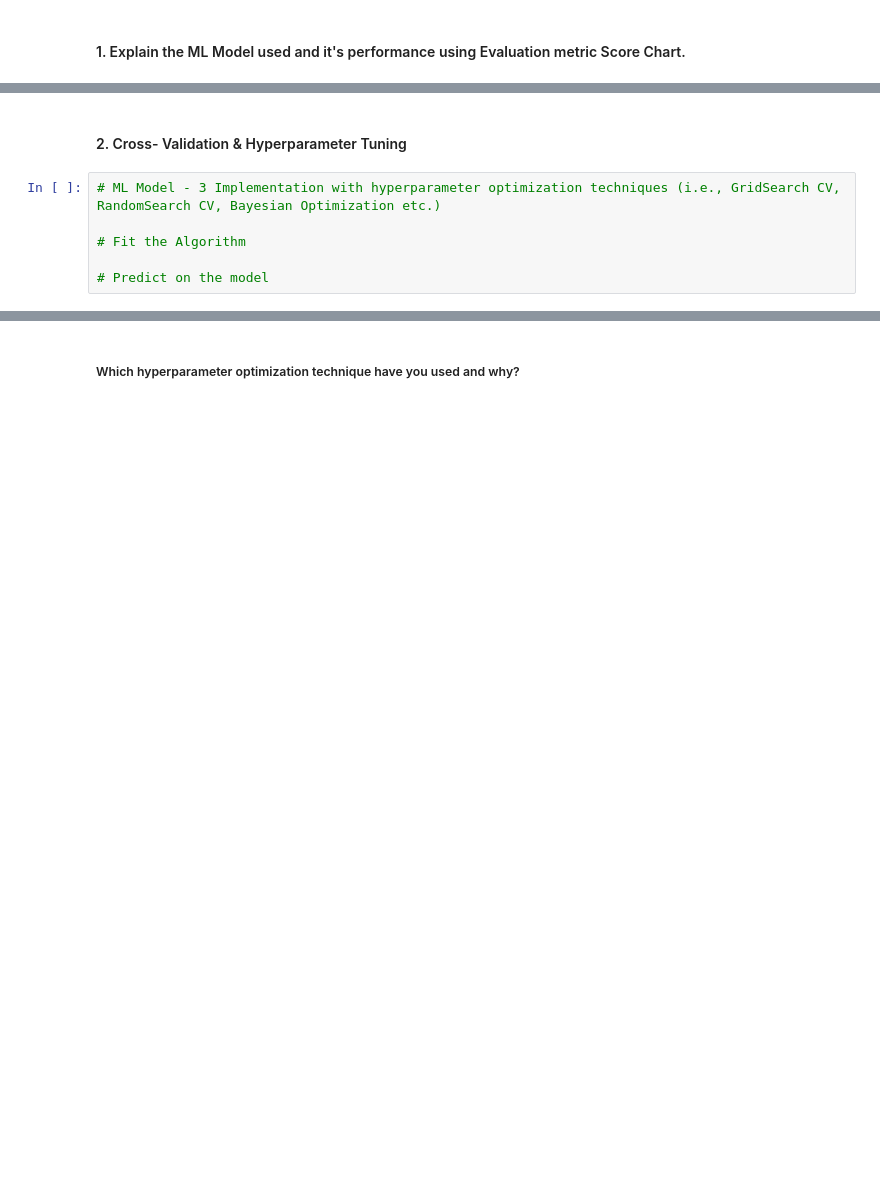
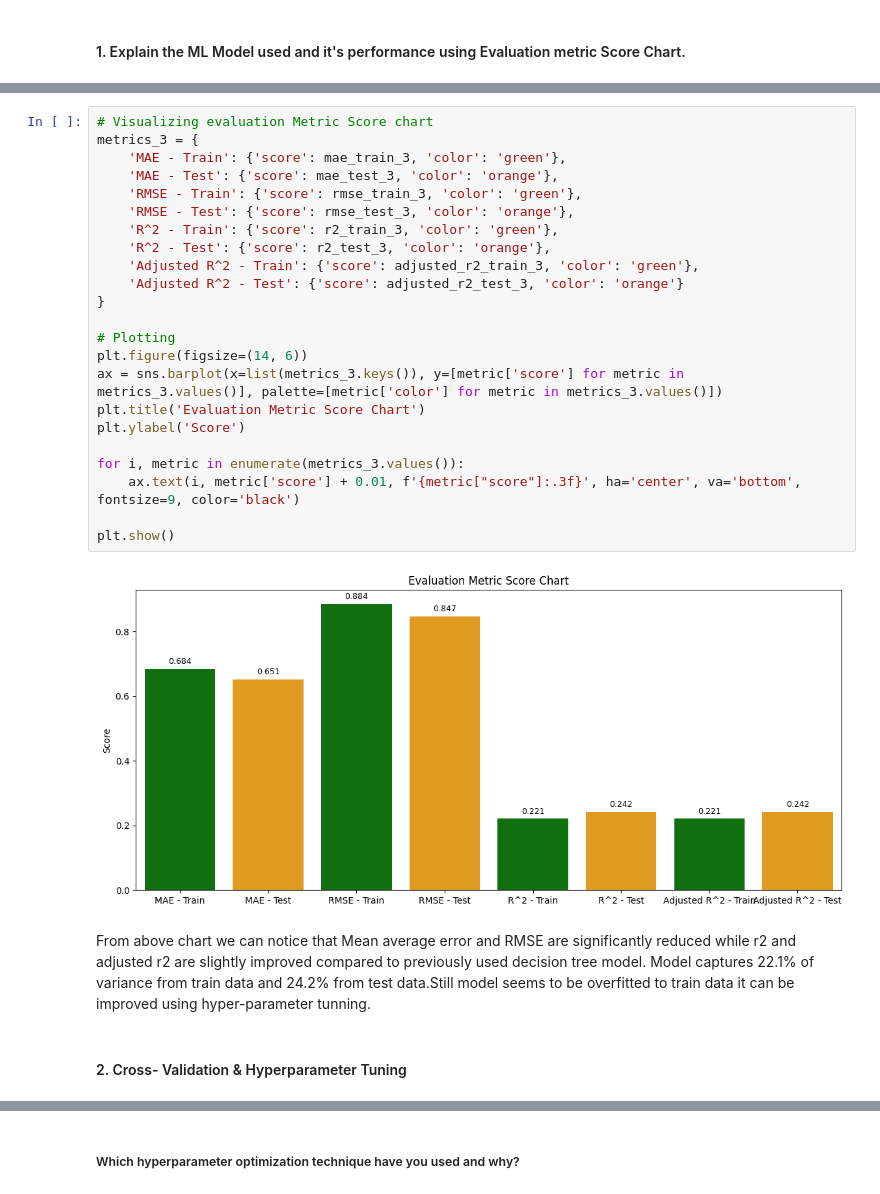
Before and after one commit to satyamkulkarni122/Assignment, a Jupyter notebook: Project_Retail_Sales_Predictions.ipynb, the cells around one changed output, grey strips where cells are left out. Drawn from its saved outputs; the diff is of its cells as text; blank space fills up the shorter version.

```diff
--- a/Project_Retail_Sales_Predictions.ipynb
+++ b/Project_Retail_Sales_Predictions.ipynb
@@ -2036,8 +2214,30 @@ Answer Here.
+# %%
+# Visualizing evaluation Metric Score chart
+metrics_3 = {
+    'MAE - Train': {'score': mae_train_3, 'color': 'green'},
+    'MAE - Test': {'score': mae_test_3, 'color': 'orange'},
+    'RMSE - Train': {'score': rmse_train_3, 'color': 'green'},
+    'RMSE - Test': {'score': rmse_test_3, 'color': 'orange'},
+    'R^2 - Train': {'score': r2_train_3, 'color': 'green'},
+    'R^2 - Test': {'score': r2_test_3, 'color': 'orange'},
+    'Adjusted R^2 - Train': {'score': adjusted_r2_train_3, 'color': 'green'},
+    'Adjusted R^2 - Test': {'score': adjusted_r2_test_3, 'color': 'orange'}
+}
+
+# Plotting
+plt.figure(figsize=(14, 6))
+ax = sns.barplot(x=list(metrics_3.keys()), y=[metric['score'] for metric in metrics_3.values()], palette=[metric['color'] for metric in metrics_3.values()])
+plt.title('Evaluation Metric Score Chart')
+plt.ylabel('Score')
+
+for i, metric in enumerate(metrics_3.values()):
+    ax.text(i, metric['score'] + 0.01, f'{metric["score"]:.3f}', ha='center', va='bottom', fontsize=9, color='black')
+
+plt.show()
+# %% [output]
+[figure, added]
+# %% [markdown]
+From above chart we can notice that Mean average error and RMSE are significantly reduced while r2 and adjusted r2 are slightly improved compared to previously used decision tree model.
+Model captures 22.1% of variance from train data and 24.2% from test data.Still model seems to be overfitted to train data it can be improved using hyper-parameter tunning.
 # %% [markdown]
 #### 2. Cross- Validation & Hyperparameter Tuning
-# %%
-# ML Model - 3 Implementation with hyperparameter optimization techniques (i.e., GridSearch CV, RandomSearch CV, Bayesian Optimization etc.)
-
-# Fit the Algorithm
-
-# Predict on the model
```
Also changed, not shown: parts of 49 cells of this notebook.
